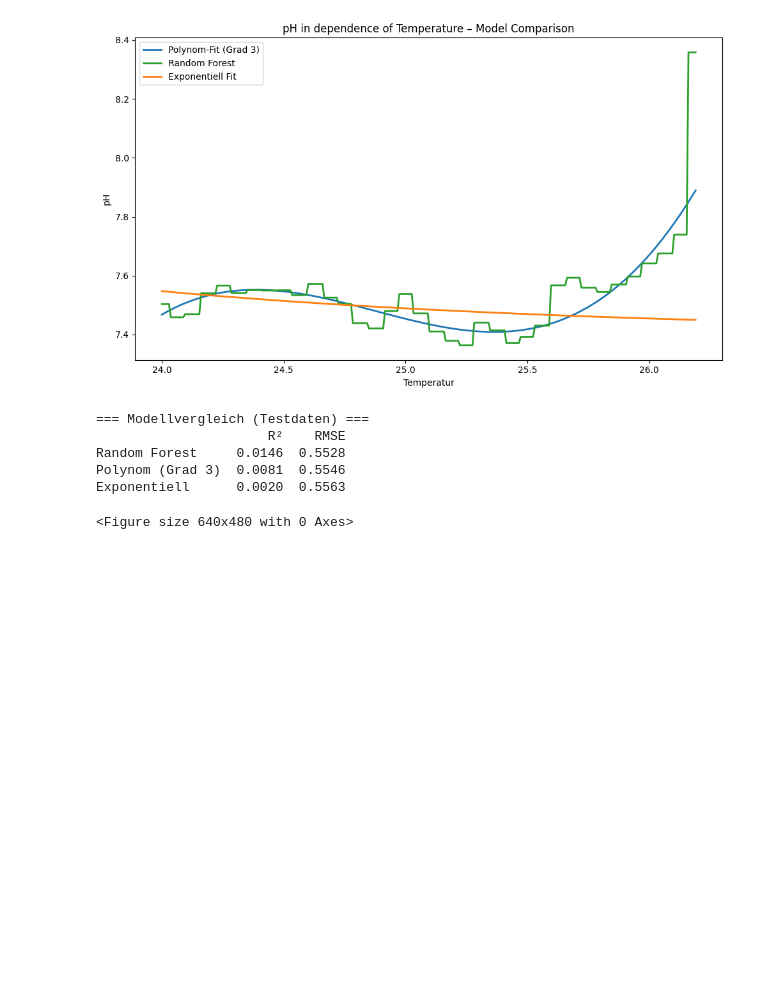
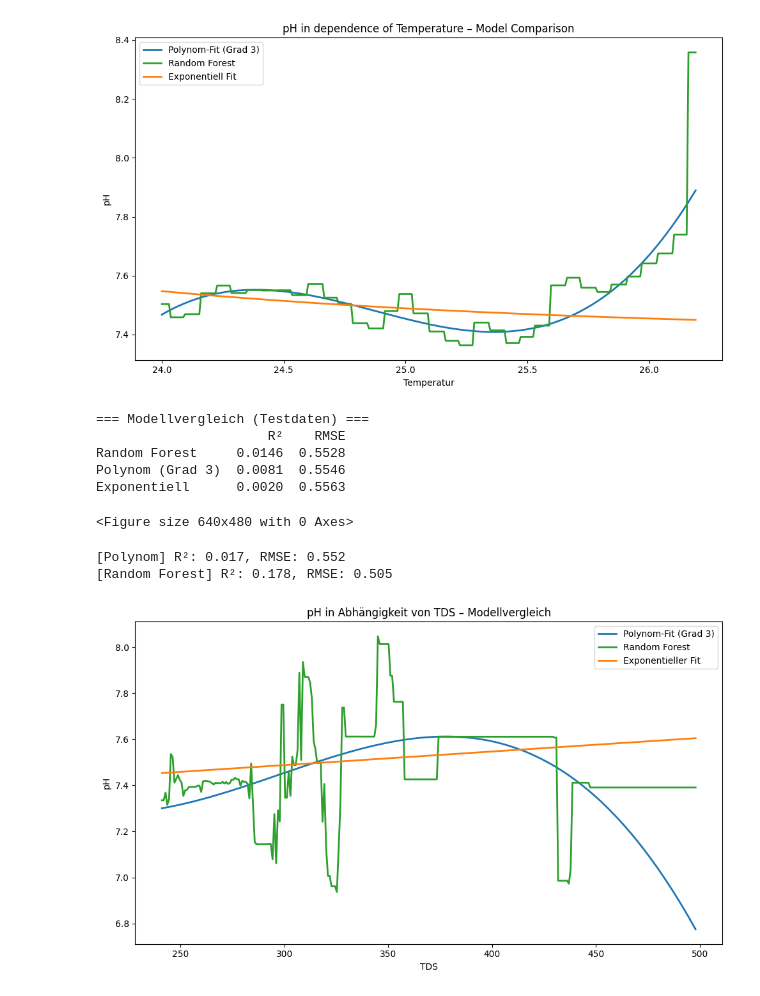
Before and after one commit to jakobpeerkrolla/VRO-Project, a Jupyter notebook: notebooks/05_prediction_models.ipynb, the cells around one changed output. Drawn from its saved outputs; the diff is of its cells as text; code cells hidden in the pictures; blank space fills up the shorter version.

```diff
--- a/notebooks/05_prediction_models.ipynb
+++ b/notebooks/05_prediction_models.ipynb
@@ -644,3 +644,77 @@ Random Forest     0.0146  0.5528
 Polynom (Grad 3)  0.0081  0.5546
 Exponentiell      0.0020  0.5563
 <Figure size 640x480 with 0 Axes>
+# %%
+import numpy as np
+import matplotlib.pyplot as plt
+from sklearn.preprocessing import PolynomialFeatures
+from sklearn.linear_model import LinearRegression
+from sklearn.ensemble import RandomForestRegressor
+from sklearn.model_selection import train_test_split
+from sklearn.metrics import r2_score, mean_squared_error
+from scipy.optimize import curve_fit
+
+# --- Daten vorbereiten ---
+data = df[["TDS", "water_pH"]].dropna()
+X = data[["TDS"]].values
+y = data["water_pH"].values
+
+X_train, X_test, y_train, y_test = train_test_split(X, y, test_size=0.2, random_state=42)
+
+# Wichtig: Range für Vorhersagekurve definieren
+TDS_range = np.linspace(X.min(), X.max(), 300).reshape(-1, 1)
+
+# --- Option 1: Polynomiale Regression ---
+degree = 3
+poly = PolynomialFeatures(degree=degree)
+X_train_poly = poly.fit_transform(X_train)
+X_test_poly = poly.transform(X_test)
+
+poly_model = LinearRegression()
+poly_model.fit(X_train_poly, y_train)
+
+y_pred_poly = poly_model.predict(X_test_poly)
+print(f"[Polynom] R²: {r2_score(y_test, y_pred_poly):.3f}, RMSE: {np.sqrt(mean_squared_error(y_test, y_pred_poly)):.3f}")
+
+TDS_range_poly = poly.transform(TDS_range)
+pH_pred_poly = poly_model.predict(TDS_range_poly)
+
+# --- Option 2: Random Forest ---
+rf = RandomForestRegressor(n_estimators=300, max_depth=6, random_state=42)
+rf.fit(X_train, y_train)
+
+y_pred_rf = rf.predict(X_test)
+print(f"[Random Forest] R²: {r2_score(y_test, y_pred_rf):.3f}, RMSE: {np.sqrt(mean_squared_error(y_test, y_pred_rf)):.3f}")
+
+pH_pred_rf = rf.predict(TDS_range)
+
+# --- Option 3: Exponentieller Fit (optional) ---
+def model_func(TDS, a, b, c):
+    return a * np.exp(b * TDS) + c
+
+has_exp = False
+
+try:
+    params, _ = curve_fit(model_func, X.flatten(), y, p0=[1, 0.0001, y.mean()], maxfev=10000)
+    pH_pred_exp = model_func(TDS_range.flatten(), *params)
+    has_exp = True
+except Exception as e:
+    print(f"Exponentieller Fit konnte nicht durchgeführt werden: {e}")
+
+# --- Plot aller Modelle zusammen ---
+fig, ax = plt.subplots(figsize=(10, 6))
+#ax.scatter(X, y, alpha=0.15, s=8, color="gray", label="Messwerte")
+ax.plot(TDS_range, pH_pred_poly, color="tab:blue", linewidth=2, label=f"Polynom-Fit (Grad {degree})")
+ax.plot(TDS_range, pH_pred_rf, color="tab:green", linewidth=2, label="Random Forest")
+if has_exp:
+    ax.plot(TDS_range, pH_pred_exp, color="tab:orange", linewidth=2, label="Exponentieller Fit")
+ax.set_xlabel("TDS")
+ax.set_ylabel("pH")
+ax.set_title("pH in Abhängigkeit von TDS – Modellvergleich")
+ax.legend()
+fig.tight_layout()
+plt.show()
+# %% [output]
+[Polynom] R²: 0.017, RMSE: 0.552
+[Random Forest] R²: 0.178, RMSE: 0.505
+[figure, added]
```
Also changed, not shown: parts of 1 cell of this notebook, 1 other file.
